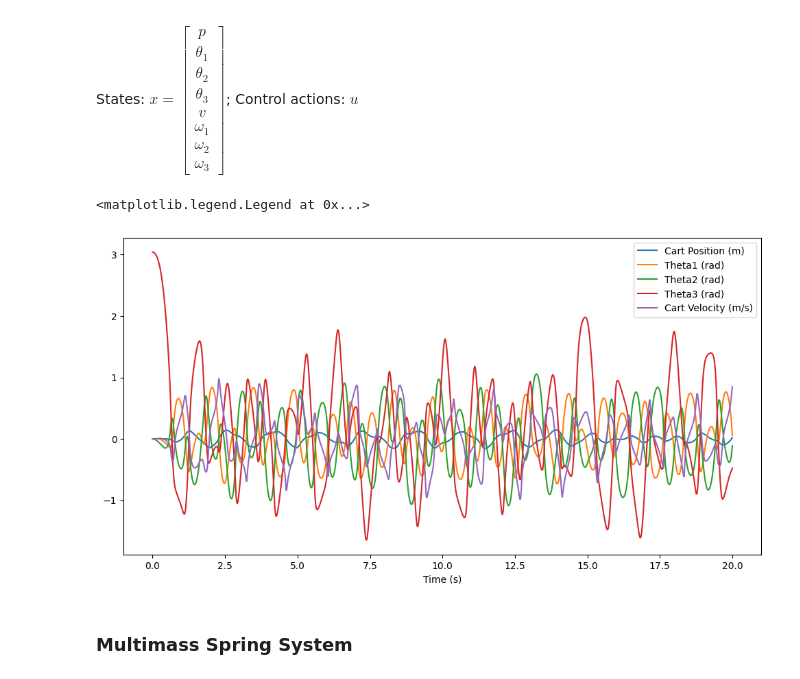
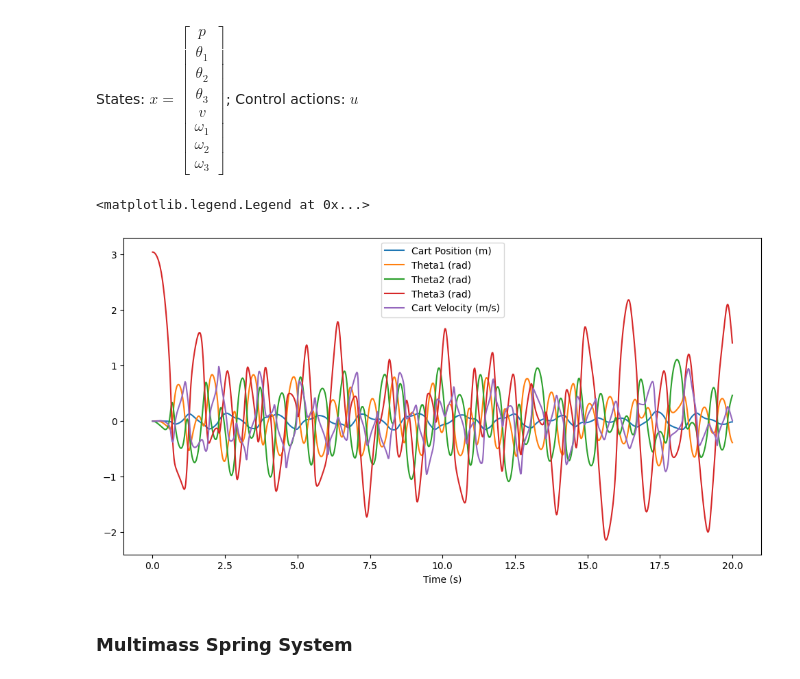
Before and after one commit to ggonzm/benchmark-systems, a Jupyter notebook: examples/simulations.ipynb, the cells around one changed output. Drawn from its saved outputs; the diff is of its cells as text; code cells hidden in the pictures.

```diff
--- a/examples/simulations.ipynb
+++ b/examples/simulations.ipynb
@@ -28,7 +28,7 @@ plt.rcParams.update({'figure.figsize': (12, 6)})
 ### DC-Motor
 # %%
 dcmotor_states = solve_ivp(lambda t, x: dc_motor(t, x, R=1, L=0.5, Kt=0.01, Ke=0.01, J=0.02, b=0.1, u=1),
-                            t_span=(0, 10), y0=[0, 0, 0], t_eval=np.linspace(0, 10, 1000))
+                            t_span=(0, 10), y0=[0, 0, 0], t_eval=np.linspace(0, 10, 1000), rtol=1e-6)
 
 for i, label in enumerate(['Theta (rad)', 'Omega (rad/s)', 'Current (A)']):
     plt.plot(dcmotor_states.t, dcmotor_states.y[i], label=label)
@@ -44,8 +44,8 @@ plt.legend()
 
 States: $x = \begin{bmatrix} \theta \\ \omega \end{bmatrix}$; Control actions: $u$
 # %%
-pendulum_states = solve_ivp(lambda t, x: pendulum(t, x, m=1, L=2, drag=0.5, u=0),
-                            t_span=(0, 20), y0=[np.pi-0.1, 0], t_eval=np.linspace(0, 20, 1000))
+pendulum_states = solve_ivp(lambda t, x: pendulum(t, x, m=1, L=2, drag=0.5, u=1),
+                            t_span=(0, 20), y0=[np.pi-0.1, 0], t_eval=np.linspace(0, 20, 1000), rtol=1e-6)
 
 for i, label, in enumerate(['Theta (rad)', 'Omega (rad/s)']):
     plt.plot(pendulum_states.t, pendulum_states.y[i], label=label)
@@ -62,7 +62,7 @@ plt.legend()
 States: $x = \begin{bmatrix} p \\ v \\ \theta \\ \omega \end{bmatrix}$; Control actions: $u$
 # %%
 cp_states = solve_ivp(lambda t, x: cart_pendulum(t, x, m=1, M=5, L=2, drag=0, u=0),
-                            t_span=(0, 20), y0=[-1, 0, np.pi-0.1, 0], t_eval=np.linspace(0, 20, 1000))
+                            t_span=(0, 20), y0=[-1, 0, np.pi-0.1, 0], t_eval=np.linspace(0, 20, 1000), rtol=1e-6)
 
 for i, label in enumerate(['Cart Position (m)', 'Cart Velocity (m/s)', 'Theta (rad)', 'Omega (rad/s)']):
     plt.plot(cp_states.t, cp_states.y[i], label=label)
@@ -79,7 +79,7 @@ plt.legend()
 States: $x = \begin{bmatrix} p \\ \theta_1 \\ \theta_2 \\ v \\ \omega_1 \\ \omega_2 \end{bmatrix}$; Control actions: $u$
 # %%
 dip_states = solve_dae(lambda t, x, z: double_cart_pendulum(t, x, z, M=0.6, m1=0.2, m2=0.2, L1=0.5, L2=0.5, u=0),
-                       t_span=(0, 20), y0=[0, 0, np.pi-0.1, 0, 0, 0], y_dot0=np.zeros(6), t_eval=np.linspace(0, 20, 1000))
+                       t_span=(0, 20), y0=[0, 0, np.pi-0.1, 0, 0, 0], y_dot0=np.zeros(6), t_eval=np.linspace(0, 20, 1000), rtol=1e-6)
 
 for i, label in enumerate(['Cart Position (m)', 'Theta1 (rad)', 'Theta2 (rad)', 'Cart Velocity (m/s)']):
     plt.plot(dip_states.t, dip_states.y[i], label=label)
@@ -96,15 +96,15 @@ plt.legend()
 States: $x = \begin{bmatrix} p \\ \theta_1 \\ \theta_2 \\ \theta_3 \\ v \\ \omega_1 \\ \omega_2 \\ \omega_3 \end{bmatrix}$; Control actions: $u$
 # %%
 tip_states = solve_dae(lambda t, x, z: multilevel_cart_pendulum(t, x, z, M=0.6, m=[0.2]*3, L=[0.5]*3, u=0),
-                       t_span=(0, 20), y0=[0, 0, 0, np.pi-0.1, 0, 0, 0, 0], y_dot0=np.zeros(8), t_eval=np.linspace(0, 20, 1000))
+                       t_span=(0, 20), y0=[0, 0, 0, np.pi-0.1, 0, 0, 0, 0], y_dot0=np.zeros(8), t_eval=np.linspace(0, 20, 1000), rtol=1e-6)
 
 for i, label in enumerate(['Cart Position (m)', 'Theta1 (rad)', 'Theta2 (rad)', 'Theta3 (rad)', 'Cart Velocity (m/s)']):
     plt.plot(tip_states.t, tip_states.y[i], label=label)
 plt.xlabel('Time (s)')
 plt.legend()
 # %% [output]
 <matplotlib.legend.Legend at 0x...>
-[figure, old version]
+[figure, new version]
 # %% [markdown]
 ### Multimass Spring System
 # %% [markdown]
```
Also changed, not shown: parts of 4 cells of this notebook, 3 other files.
